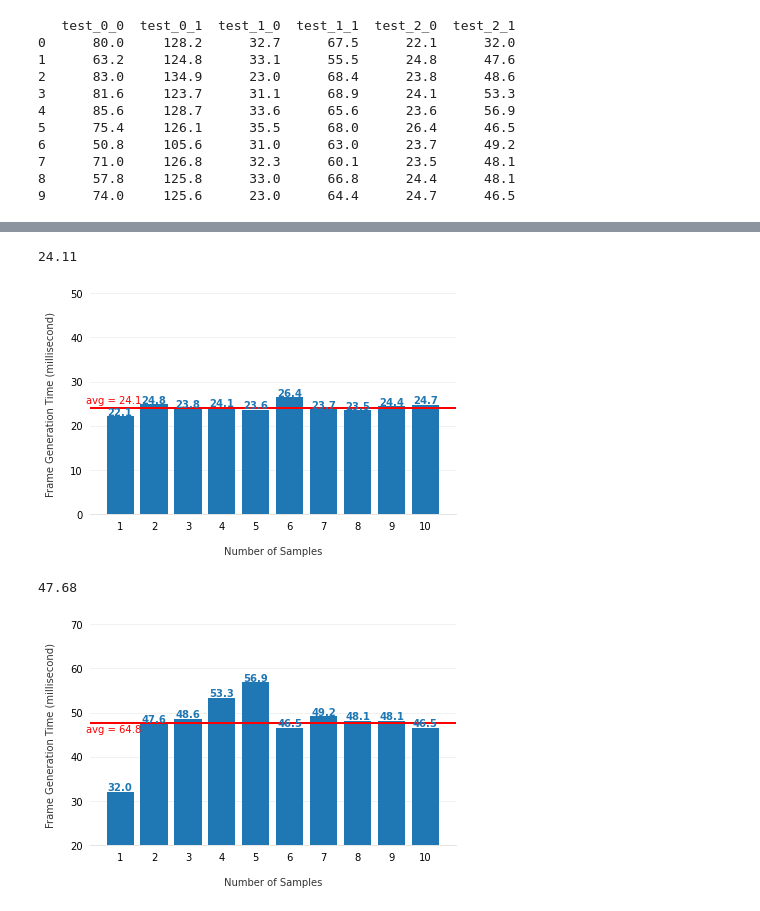
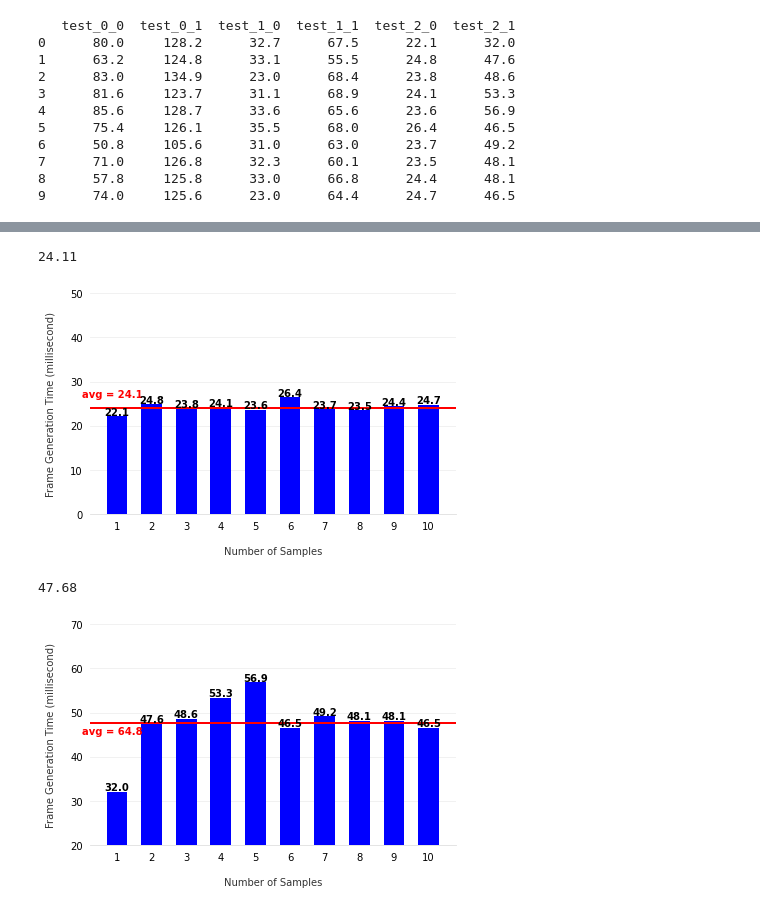
Before and after one commit to ttvs-blockchain/data-analytics, a Jupyter notebook: qr_code_gen.ipynb, the cells around one changed output, grey strips where cells are left out. Cells and saved outputs as stored; diff of their text form; code cells hidden in the pictures.

```diff
--- a/qr_code_gen.ipynb
+++ b/qr_code_gen.ipynb
@@ -93,10 +98,12 @@ fig, ax = plt.subplots()
 bars = ax.bar(
     x=np.arange(certificate_huawei_p8.size),
     height=certificate_huawei_p8,
-    tick_label=certificate_huawei_p8.index+1
+    tick_label=certificate_huawei_p8.index+1,
+    color='blue',
+    width=0.6
 )
 ax.axhline(certificate_huawei_p8.mean(), color='red', linewidth=2)
-ax.text(-1, 122.5, "avg = 125.0", color='red')
+ax.text(-1, 122.5, "avg = 125.0", color='red', weight='bold')
 print(certificate_huawei_p8.mean())
 
 
@@ -123,7 +130,7 @@ for bar in bars:
         bar.get_height() + 0.3,
         round(bar.get_height(), 1),
         horizontalalignment='center',
-        color=bar_color,
+        color='black',
         weight='bold'
     )
 
@@ -145,10 +155,12 @@ fig, ax = plt.subplots()
 bars = ax.bar(
     x=np.arange(personal_iphone8.size),
     height=personal_iphone8,
-    tick_label=personal_iphone8.index+1
+    tick_label=personal_iphone8.index+1,
+    color='blue',
+    width=0.6
 )
 ax.axhline(personal_iphone8.mean(), color='red', linewidth=2)
-ax.text(-1, 28.5, "avg = 30.8", color='red')
+ax.text(-1, 28.5, "avg = 30.8", color='red', weight='bold')
 print(personal_iphone8.mean())
 
 
@@ -175,7 +187,7 @@ for bar in bars:
         bar.get_height() + 0.3,
         round(bar.get_height(), 1),
         horizontalalignment='center',
-        color=bar_color,
+        color='black',
         weight='bold'
     )
 
@@ -197,10 +212,12 @@ fig, ax = plt.subplots()
 bars = ax.bar(
     x=np.arange(certificate_iphone8.size),
     height=certificate_iphone8,
-    tick_label=certificate_iphone8.index+1
+    tick_label=certificate_iphone8.index+1,
+    color='blue',
+    width=0.6
 )
 ax.axhline(certificate_iphone8.mean(), color='red', linewidth=2)
-ax.text(-1, 63, "avg = 64.8", color='red')
+ax.text(-1, 63, "avg = 64.8", color='red', weight='bold')
 print(certificate_iphone8.mean())
 
 
@@ -227,7 +244,7 @@ for bar in bars:
         bar.get_height() + 0.3,
         round(bar.get_height(), 1),
         horizontalalignment='center',
-        color=bar_color,
+        color='black',
         weight='bold'
     )
 
@@ -249,10 +269,12 @@ fig, ax = plt.subplots()
 bars = ax.bar(
     x=np.arange(personal_iphone12_mini.size),
     height=personal_iphone12_mini,
-    tick_label=personal_iphone12_mini.index+1
+    tick_label=personal_iphone12_mini.index+1,
+    color='blue',
+    width=0.6
 )
 ax.axhline(personal_iphone12_mini.mean(), color='red', linewidth=2)
-ax.text(-1, 25, "avg = 24.1", color='red')
+ax.text(-1, 26.5, "avg = 24.1", color='red', weight='bold')
 print(personal_iphone12_mini.mean())
 
 
@@ -279,7 +301,7 @@ for bar in bars:
         bar.get_height() + 0.3,
         round(bar.get_height(), 1),
         horizontalalignment='center',
-        color=bar_color,
+        color='black',
         weight='bold'
     )
 
@@ -293,4 +315,4 @@ ax.set_ylabel('Frame Generation Time (millisecond)', labelpad=15, color='#333333
 fig.tight_layout()
 # %% [output]
 24.11
-[figure, old version]
+[figure, new version]
@@ -301,10 +326,12 @@ fig, ax = plt.subplots()
 bars = ax.bar(
     x=np.arange(certificate_iphone12_mini.size),
     height=certificate_iphone12_mini,
-    tick_label=certificate_iphone12_mini.index+1
+    tick_label=certificate_iphone12_mini.index+1,
+    color='blue',
+    width=0.6
 )
 ax.axhline(certificate_iphone12_mini.mean(), color='red', linewidth=2)
-ax.text(-1, 45.5, "avg = 64.8", color='red')
+ax.text(-1, 45, "avg = 64.8", color='red', weight='bold')
 print(certificate_iphone12_mini.mean())
 
 
@@ -317,32 +344,32 @@ ax.tick_params(bottom=False, left=False)
 ax.set_axisbelow(True)
 ax.yaxis.grid(True, color='#EEEEEE')
 ax.xaxis.grid(False)
 
 # Grab the color of the bars so we can make the
 # text the same color.
 bar_color = bars[0].get_facecolor()
 
 # Add text annotations to the top of the bars.
 # Note, you'll have to adjust this slightly (the 0.3)
 # with different data.
 for bar in bars:
     ax.text(
         bar.get_x() + bar.get_width() / 2,
         bar.get_height() + 0.3,
         round(bar.get_height(), 1),
         horizontalalignment='center',
-        color=bar_color,
+        color='black',
         weight='bold'
     )
 
 # set axis range
 ax.set_ylim(20, 70)
 
 # Add labels
 ax.set_xlabel('Number of Samples', labelpad=15, color='#333333')
 ax.set_ylabel('Frame Generation Time (millisecond)', labelpad=15, color='#333333')
 
 fig.tight_layout()
 # %% [output]
 47.68
-[figure, old version]
+[figure, new version]
```
Also changed, not shown: parts of 10 cells of this notebook, 6 other files.
